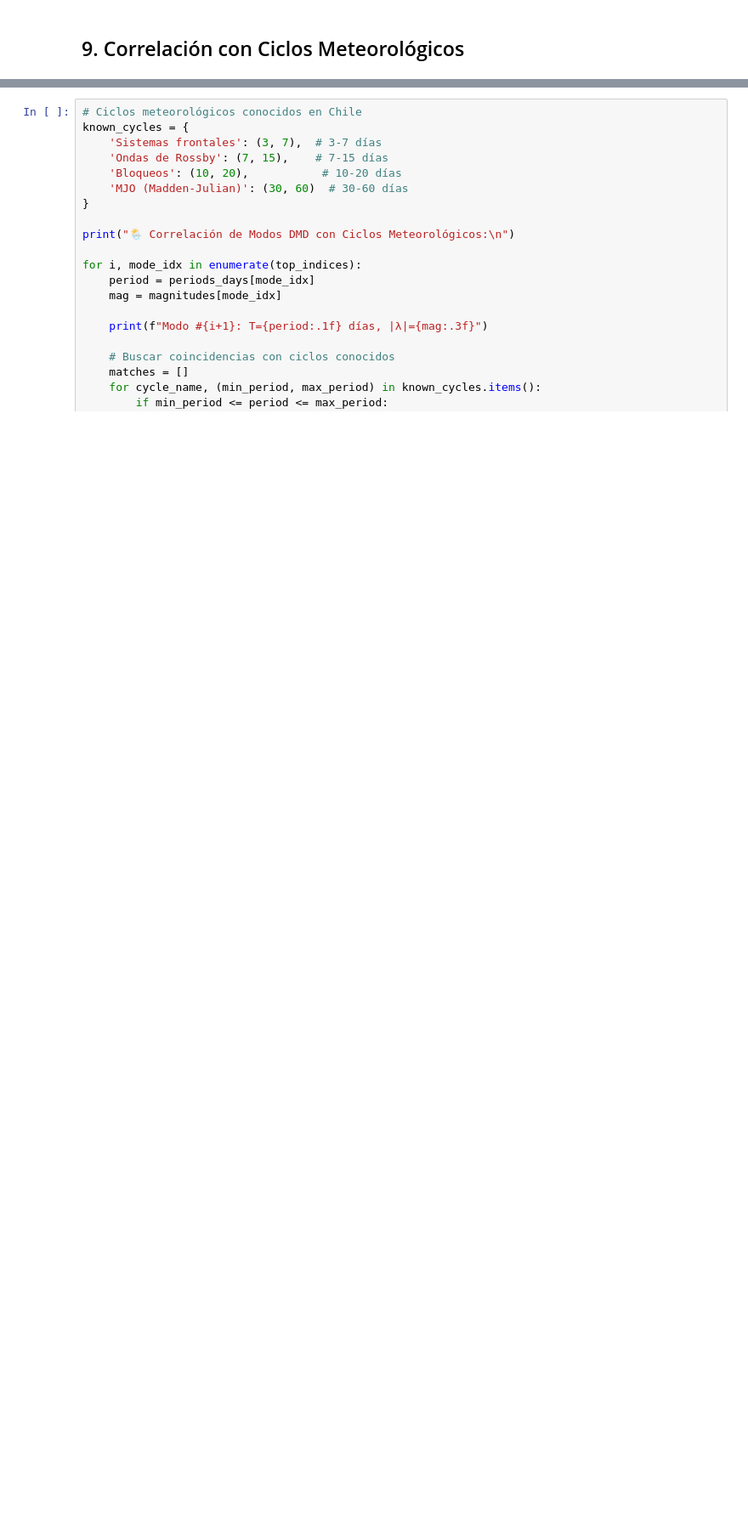
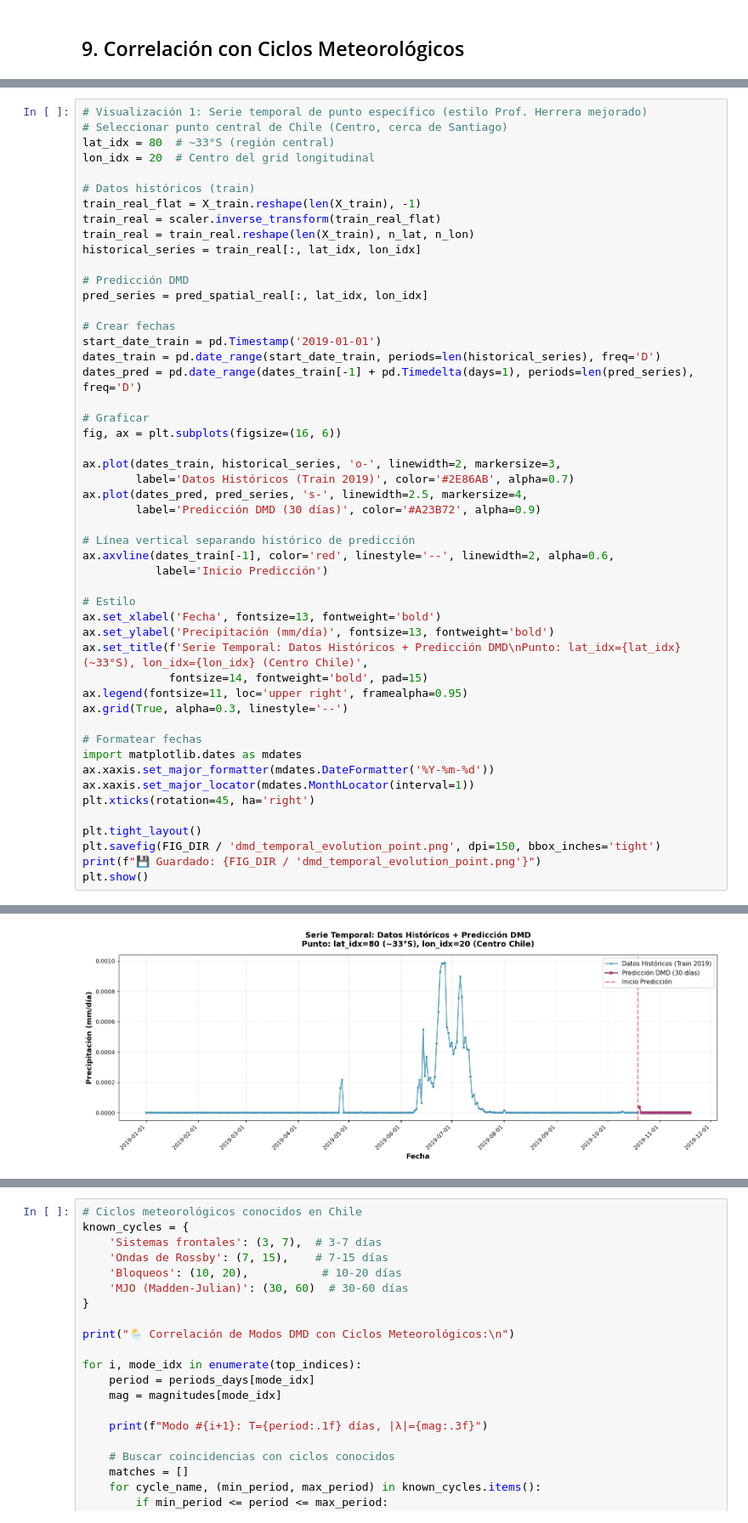
Before and after one commit to Godoca2/Pronostico-Hibrido-Espacio-Temporal-de-Precipitaciones-en-Chile, a Jupyter notebook: notebooks/06_DMD_Interpretability.ipynb, the cells around one changed output, grey strips where cells are left out. Shown at 85% size. Cells and saved outputs as stored; diff of their text form; blank space fills up the shorter version.

```diff
--- a/notebooks/06_DMD_Interpretability.ipynb
+++ b/notebooks/06_DMD_Interpretability.ipynb
@@ -373,0 +434,51 @@ plt.show()
+# %%
+# Visualización 1: Serie temporal de punto específico (estilo Prof. Herrera mejorado)
+# Seleccionar punto central de Chile (Centro, cerca de Santiago)
+lat_idx = 80  # ~33°S (región central)
+lon_idx = 20  # Centro del grid longitudinal
+
+# Datos históricos (train)
+train_real_flat = X_train.reshape(len(X_train), -1)
+train_real = scaler.inverse_transform(train_real_flat)
+train_real = train_real.reshape(len(X_train), n_lat, n_lon)
+historical_series = train_real[:, lat_idx, lon_idx]
+
+# Predicción DMD
+pred_series = pred_spatial_real[:, lat_idx, lon_idx]
+
+# Crear fechas
+start_date_train = pd.Timestamp('2019-01-01')
+dates_train = pd.date_range(start_date_train, periods=len(historical_series), freq='D')
+dates_pred = pd.date_range(dates_train[-1] + pd.Timedelta(days=1), periods=len(pred_series), freq='D')
+
+# Graficar
+fig, ax = plt.subplots(figsize=(16, 6))
+
+ax.plot(dates_train, historical_series, 'o-', linewidth=2, markersize=3,
+        label='Datos Históricos (Train 2019)', color='#2E86AB', alpha=0.7)
+ax.plot(dates_pred, pred_series, 's-', linewidth=2.5, markersize=4,
+        label='Predicción DMD (30 días)', color='#A23B72', alpha=0.9)
+
+# Línea vertical separando histórico de predicción
+ax.axvline(dates_train[-1], color='red', linestyle='--', linewidth=2, alpha=0.6,
+           label='Inicio Predicción')
+
+# Estilo
+ax.set_xlabel('Fecha', fontsize=13, fontweight='bold')
+ax.set_ylabel('Precipitación (mm/día)', fontsize=13, fontweight='bold')
+ax.set_title(f'Serie Temporal: Datos Históricos + Predicción DMD\nPunto: lat_idx={lat_idx} (~33°S), lon_idx={lon_idx} (Centro Chile)',
+             fontsize=14, fontweight='bold', pad=15)
+ax.legend(fontsize=11, loc='upper right', framealpha=0.95)
+ax.grid(True, alpha=0.3, linestyle='--')
+
+# Formatear fechas
+import matplotlib.dates as mdates
+ax.xaxis.set_major_formatter(mdates.DateFormatter('%Y-%m-%d'))
+ax.xaxis.set_major_locator(mdates.MonthLocator(interval=1))
+plt.xticks(rotation=45, ha='right')
+
+plt.tight_layout()
+plt.savefig(FIG_DIR / 'dmd_temporal_evolution_point.png', dpi=150, bbox_inches='tight')
+print(f"💾 Guardado: {FIG_DIR / 'dmd_temporal_evolution_point.png'}")
+plt.show()
+# %% [output]
@@ -373,0 +486 @@ plt.show()
+[figure, added]
```
Also changed, not shown: parts of 5 cells of this notebook, 5 other files.
